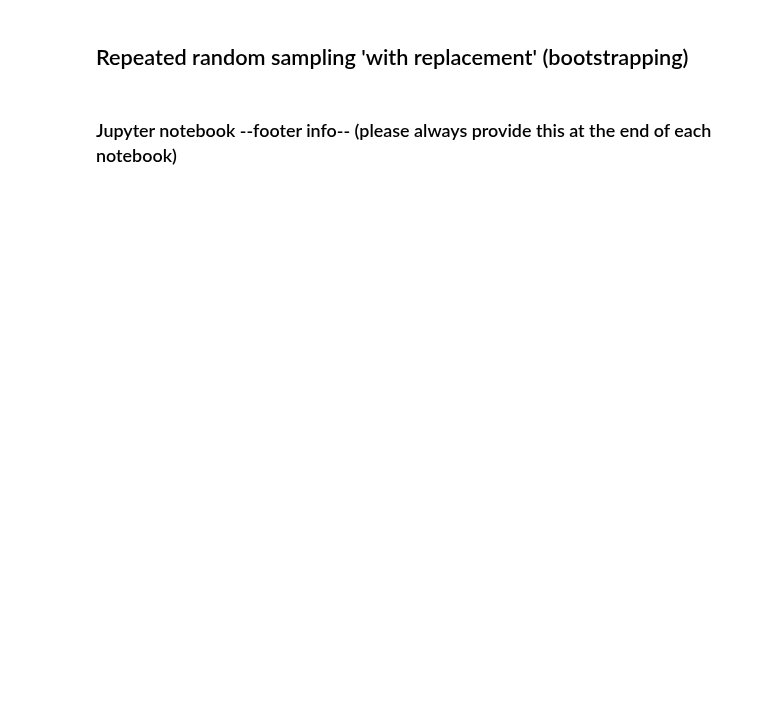
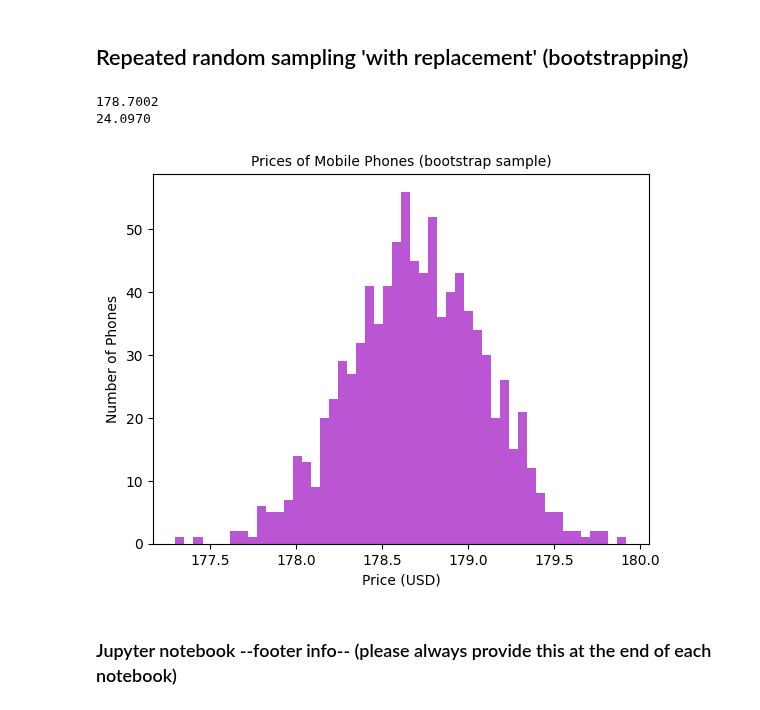
Before and after one commit to mario-gellrich-zhaw/data_analytics, a Jupyter notebook: Week_06/population_and_samples.ipynb, the cells around one changed output. Saved outputs shown, nothing was run; the diff lists cells and outputs as text; code cells hidden in the pictures; blank space fills up the shorter version.

```diff
--- a/Week_06/population_and_samples.ipynb
+++ b/Week_06/population_and_samples.ipynb
@@ -69,7 +95,7 @@ plt.show()
 # %% [markdown]
 ## Repeated random sampling 'with replacement' (bootstrapping)
 # %%
-def bootstrap(p_mean= 2800, p_std= 240, num_iter = 5000, sample_size = 200):
+def bootstrap(p_mean= 500, p_std= 240, num_iter = 900, sample_size = 200):
     """
     Creates bootstrap sample from a distribution.
 
@@ -81,37 +107,46 @@ def bootstrap(p_mean= 2800, p_std= 240, num_iter = 5000, sample_size = 200):
     :return: plot of bootstrap sample.
     """
 
     # Setting a seed to restore the random numbers later
     random.seed(42)
 
     # Generate (normally distributed) data
     pop = np.random.normal(loc=p_mean, scale=p_std, size=p_n)
 
     # Create empty lists to save results of iterations
     sample_mean = []
     sample_std  = []
 
     # Loop for iterations
     for i in range(num_iter):
         samp = random.sample(pop.tolist(), sample_size)
         avg = np.mean(samp)
         std = np.std(samp)
         sample_mean.append(avg)
         sample_std.append(std)
 
     # Print mean and sd of bootsstapped distribution
     print(f'{np.mean(sample_mean):.4f}')
     print(f'{np.mean(sample_std):.4f}')
 
     # Plot histogram based on the bootstrapped data
     plt.hist(sample_mean, bins = 50, color='mediumorchid')
-    plt.title('Weights of chickens (bootstrap sample)', fontsize=10)
-    plt.xlabel('Weight (grams)')
-    plt.ylabel('Number of chickens')
+    # plt.title('Weights of chickens (bootstrap sample)', fontsize=10)
+    # plt.xlabel('Weight (grams)')
+    # plt.ylabel('Number of chickens')
+
+    plt.title('Prices of Mobile Phones (bootstrap sample)', fontsize=10)
+    plt.xlabel('Price (USD)')
+    plt.ylabel('Number of Phones')
+
     plt.show()
 
 # Function call
-bootstrap(p_mean=180, p_std=25, num_iter = 1000, sample_size = 1000)
+bootstrap(p_mean=180, p_std=25, num_iter = 900, sample_size = 800)
+# %% [output]
+178.7002
+24.0970
+[figure, added]
 # %% [markdown]
 ### Jupyter notebook --footer info-- (please always provide this at the end of each notebook)
 # %%
```
Also changed, not shown: parts of 5 cells of this notebook, 5 other files.
